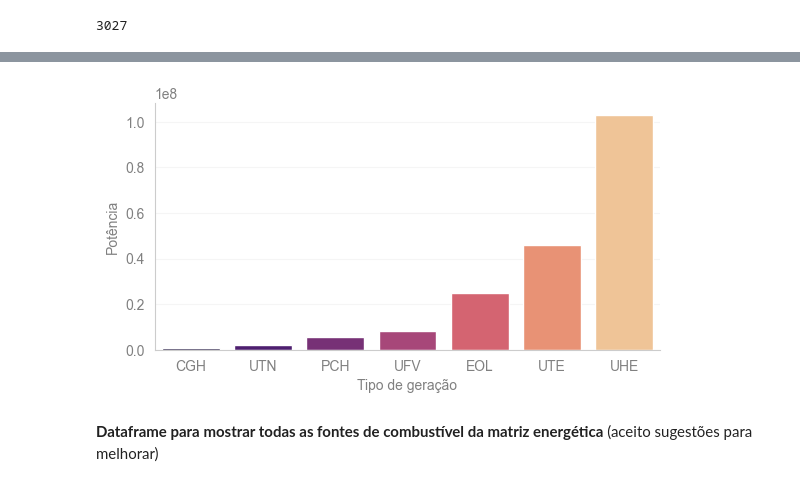
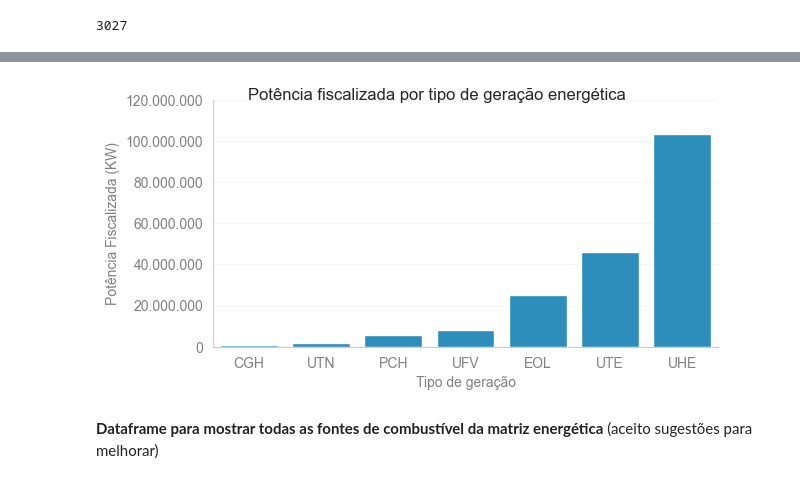
Before and after one commit to lpfnascimento/eda-brasilian-energy-matrix, a Jupyter notebook: TG-aneel-energia.ipynb, the cells around one changed output, grey strips where cells are left out. Saved outputs shown, nothing was run; the diff lists cells and outputs as text; code cells hidden in the pictures.

```diff
--- a/TG-aneel-energia.ipynb
+++ b/TG-aneel-energia.ipynb
@@ -447,11 +487,16 @@ df_pot_energia
 # %%
 ordem_graph = df_pot_energia.sort_values('MdaPotenciaFiscalizadaKw')
 pot_energy_graph = sns.catplot(x='SigTipoGeracao', y='MdaPotenciaFiscalizadaKw',
-     kind='bar', data=df_pot_energia, aspect=1, palette='magma', order=list(ordem_graph['SigTipoGeracao']))
+     kind='bar', data=df_pot_energia, aspect=1, color="#1696d2", order=list(ordem_graph['SigTipoGeracao']))
 # Definir rótulos dos eixos
+ytick_labels = [f'{int(y):,}'.replace(',', '.') for y in pot_energy_graph.ax.get_yticks()]
+ytick_locs = pot_energy_graph.ax.get_yticks()
+pot_energy_graph.ax.set_yticks(ytick_locs)
+pot_energy_graph.ax.set_yticklabels(ytick_labels)
+pot_energy_graph.fig.suptitle('Potência fiscalizada por tipo de geração energética', fontsize=12)
 plt.xlabel('Tipo de geração')
-plt.ylabel('Potência')
+plt.ylabel('Potência Fiscalizada (KW)')
 pot_energy_graph.figure.set_size_inches(6,3)
 # %% [output]
-[figure, old version]
+[figure, new version]
 # %%
```
Also changed, not shown: parts of 26 cells of this notebook.
